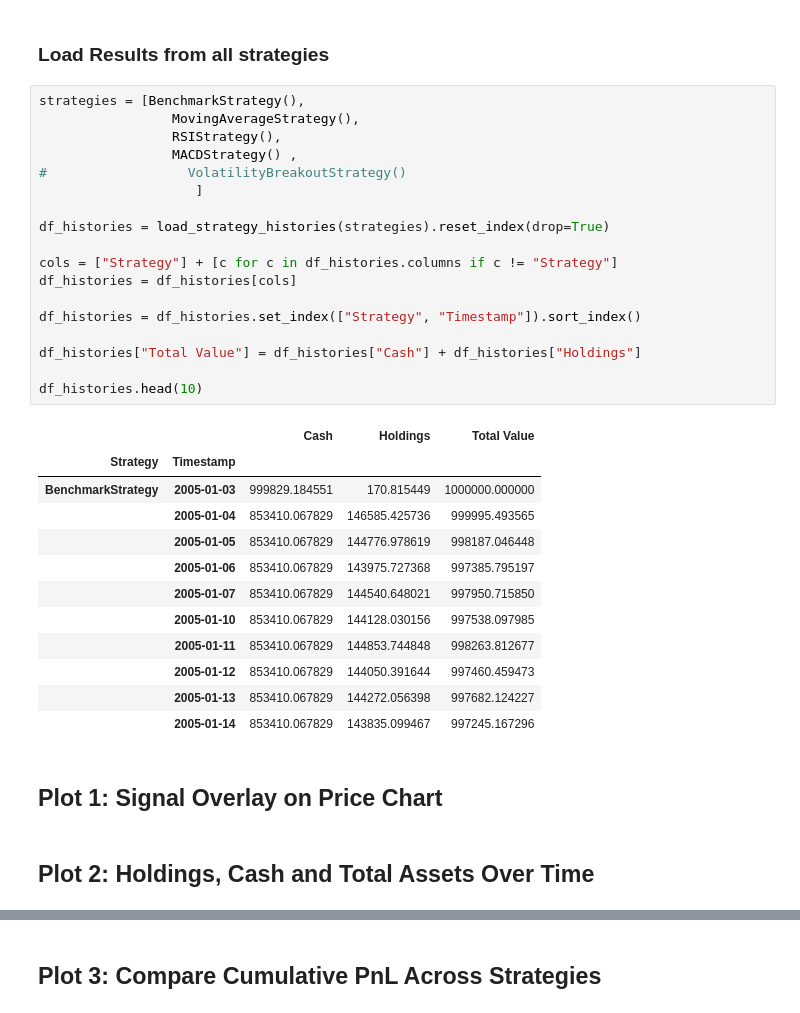
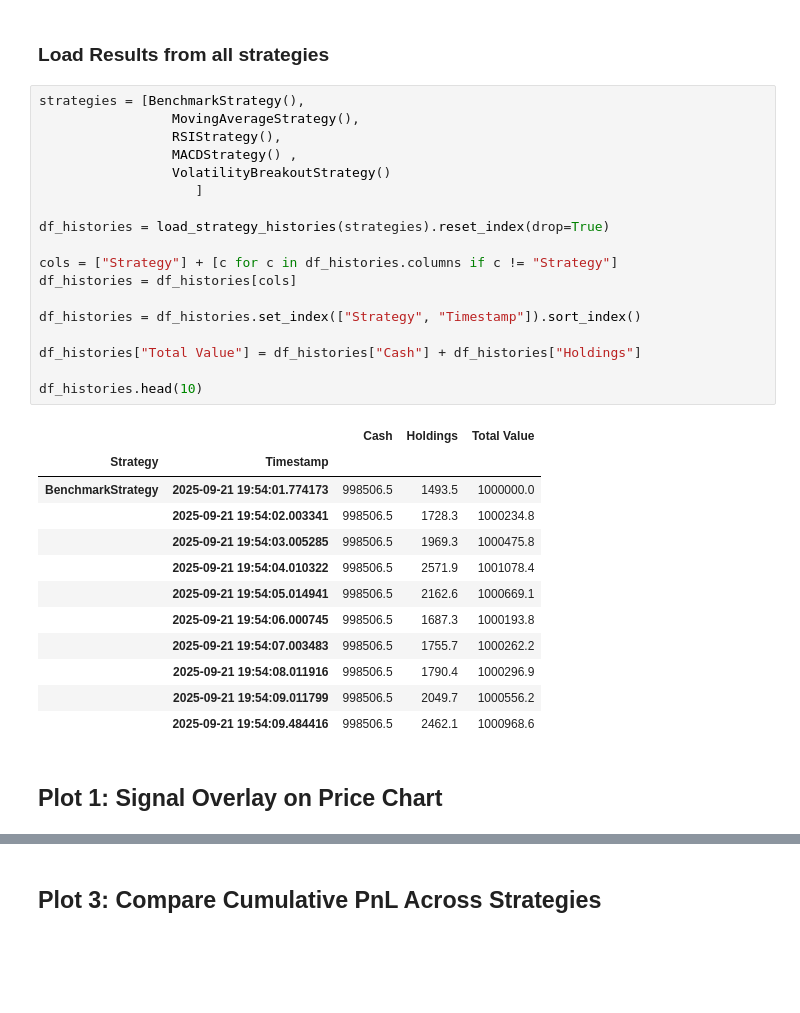
Before and after one commit to azakharove/Python, a Jupyter notebook: Assignment2/StrategyComparison.ipynb, the cells around one changed output, grey strips where cells are left out. Saved outputs shown, nothing was run; the diff lists cells and outputs as text; blank space fills up the shorter version.

```diff
--- a/Assignment2/StrategyComparison.ipynb
+++ b/Assignment2/StrategyComparison.ipynb
@@ -147,35 +147,33 @@ def strategy_cash_holdings_tv(df_histories, strategy):
 # %%
 strategies = [BenchmarkStrategy(),
                  MovingAverageStrategy(),
                  RSIStrategy(),
                  MACDStrategy() ,
-#                  VolatilityBreakoutStrategy()
+                 VolatilityBreakoutStrategy()
                     ]
 
 df_histories = load_strategy_histories(strategies).reset_index(drop=True)
 
 cols = ["Strategy"] + [c for c in df_histories.columns if c != "Strategy"]
 df_histories = df_histories[cols]
 
 df_histories = df_histories.set_index(["Strategy", "Timestamp"]).sort_index()
 
 df_histories["Total Value"] = df_histories["Cash"] + df_histories["Holdings"]
 
 df_histories.head(10)
 # %% [output]
 |  |  | Cash | Holdings | Total Value |
 | Strategy | Timestamp |  |  |  |
-| BenchmarkStrategy | 2005-01-03 | 999829.184551 | 170.815449 | 1000000.000000 |
-|  | 2005-01-04 | 853410.067829 | 146585.425736 | 999995.493565 |
-|  | 2005-01-05 | 853410.067829 | 144776.978619 | 998187.046448 |
-|  | 2005-01-06 | 853410.067829 | 143975.727368 | 997385.795197 |
-|  | 2005-01-07 | 853410.067829 | 144540.648021 | 997950.715850 |
-|  | 2005-01-10 | 853410.067829 | 144128.030156 | 997538.097985 |
-|  | 2005-01-11 | 853410.067829 | 144853.744848 | 998263.812677 |
-|  | 2005-01-12 | 853410.067829 | 144050.391644 | 997460.459473 |
-|  | 2005-01-13 | 853410.067829 | 144272.056398 | 997682.124227 |
-|  | 2005-01-14 | 853410.067829 | 143835.099467 | 997245.167296 |
+| BenchmarkStrategy | 2025-09-21 19:54:01.774173 | 998506.5 | 1493.5 | 1000000.0 |
+|  | 2025-09-21 19:54:02.003341 | 998506.5 | 1728.3 | 1000234.8 |
+|  | 2025-09-21 19:54:03.005285 | 998506.5 | 1969.3 | 1000475.8 |
+|  | 2025-09-21 19:54:04.010322 | 998506.5 | 2571.9 | 1001078.4 |
+|  | 2025-09-21 19:54:05.014941 | 998506.5 | 2162.6 | 1000669.1 |
+|  | 2025-09-21 19:54:06.000745 | 998506.5 | 1687.3 | 1000193.8 |
+|  | 2025-09-21 19:54:07.003483 | 998506.5 | 1755.7 | 1000262.2 |
+|  | 2025-09-21 19:54:08.011916 | 998506.5 | 1790.4 | 1000296.9 |
+|  | 2025-09-21 19:54:09.011799 | 998506.5 | 2049.7 | 1000556.2 |
+|  | 2025-09-21 19:54:09.484416 | 998506.5 | 2462.1 | 1000968.6 |
 # %% [markdown]
 ## Plot 1: Signal Overlay on Price Chart
-# %% [markdown]
-## Plot 2: Holdings, Cash and Total Assets Over Time
```
Also changed, not shown: parts of 8 cells of this notebook, 3 other files.
